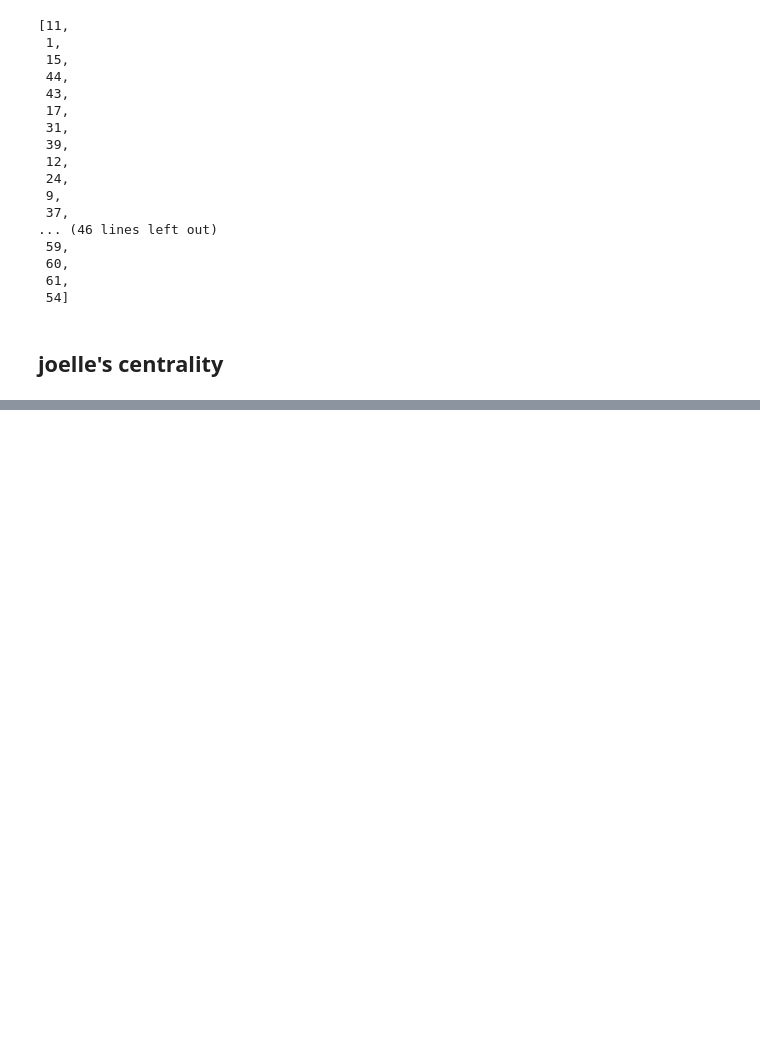
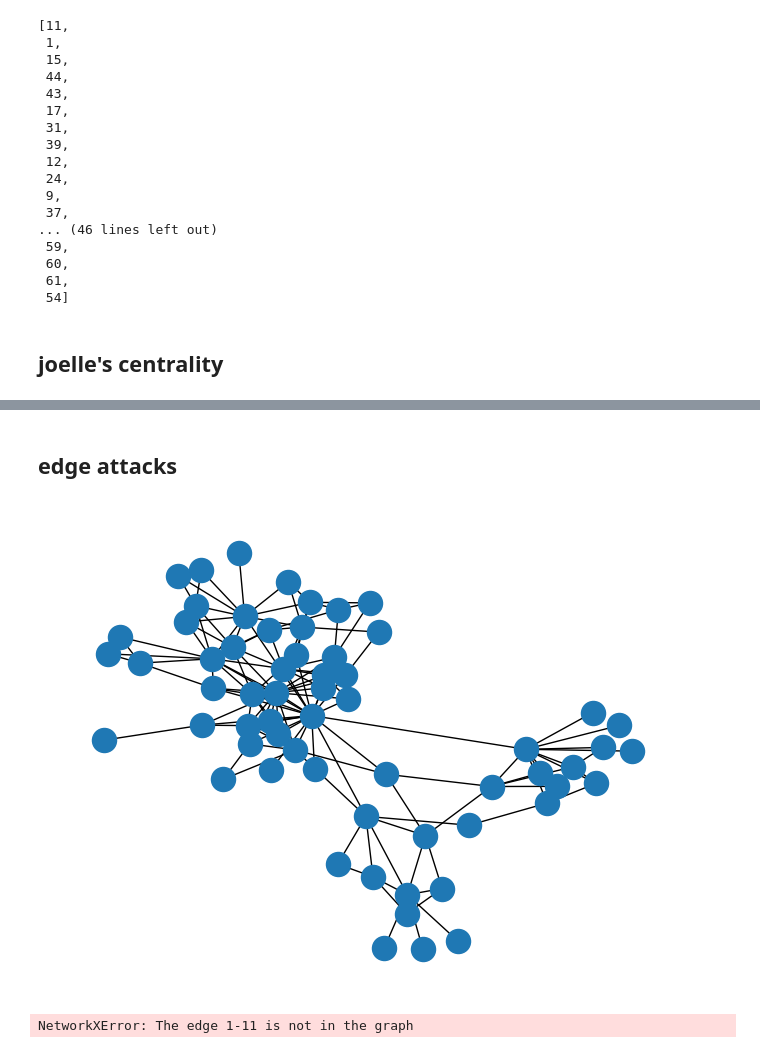
Before and after one commit to raysas/network-disintegration-attacks, a Jupyter notebook: code/test.ipynb, the cells around one changed output, grey strips where cells are left out. Saved outputs shown, nothing was run; the diff lists cells and outputs as text; code cells hidden in the pictures; blank space fills up the shorter version.

```diff
--- a/code/test.ipynb
+++ b/code/test.ipynb
@@ -542,0 +742,54 @@ plt.legend()
+# %% [markdown]
+## edge attacks
+# %%
+edge_list=[x[0] for x in sorted(nx.edge_betweenness_centrality(G).items(), key=lambda x: x[1], reverse=True)]
+g=G.copy()
+g.remove_edge(edge_list[0][0],edge_list[0][1])
+nx.draw(G)
+# %% [output]
+[figure, added]
+# %%
+edge_list = nx.edge_betweenness_centrality(G)
+edge_list = sorted(edge_list.items(), key=lambda x: x[1], reverse=True)
+
+def seq_attack_edge(g:nx.Graph, centrality_func, recalculation=False):
+    '''
+    takes a graph and a centrality function and returns the LCC, I inex, efficiency, R, InterE, time taken
+    recalculates centrality after each removal (edge removal)
+    '''
+    G=g.copy(); M=G.number_of_edges()
+    LCC={};Inter={}; Eff={}
+    R=[]; InterE=[]
+
+    if recalculation:
+        t=time.time()
+        for i in range(M):
+            sorted_edges=[x[0] for x in sorted(centrality_func(G).items(), key=lambda x: x[1], reverse=True)]
+            edge_i = sorted_edges[0][0] ; edge_j = sorted_edges[0][1]
+            G.remove_node(edge_i, edge_j)
+            lcc=compute_lcc(G)/M; i_index=compute_i(G, M); eff=nx.algorithms.global_efficiency(G)
+            R.append(lcc); InterE.append(eff)
+            LCC[i]=lcc; Inter[i]=i_index; Eff[i]=eff
+
+        e=time.time()
+        t=e-t
+        R=sum(R)/len(R); InterE=sum(InterE)/len(InterE)
+        return LCC, Inter, Eff, R, InterE, t
+    else:
+        t=time.time()
+        sorted_edges=[x[0] for x in sorted(centrality_func(G).items(), key=lambda x: x[1], reverse=True)]
+        for i in range(M):
+            edge_i = sorted_edges[0][0] ; edge_j = sorted_edges[0][1]
+            G.remove_edge(edge_i, edge_j)
+            lcc=compute_lcc(G)/M; i_index=compute_i(G, M); eff=nx.algorithms.global_efficiency(G)
+            R.append(lcc); InterE.append(eff)
+            LCC[i]=lcc; Inter[i]=i_index; Eff[i]=eff
+
+        e=time.time()
+        t=e-t
+        R=sum(R)/len(R); InterE=sum(InterE)/len(InterE)
+        return LCC, Inter, Eff, R, InterE, t
+
+bet_seq_edge_attack = seq_attack_edge(G, nx.edge_betweenness_centrality)
+# %% [output]
+NetworkXError: The edge 1-11 is not in the graph
```
Also changed, not shown: parts of 7 cells of this notebook, 2 other files.
